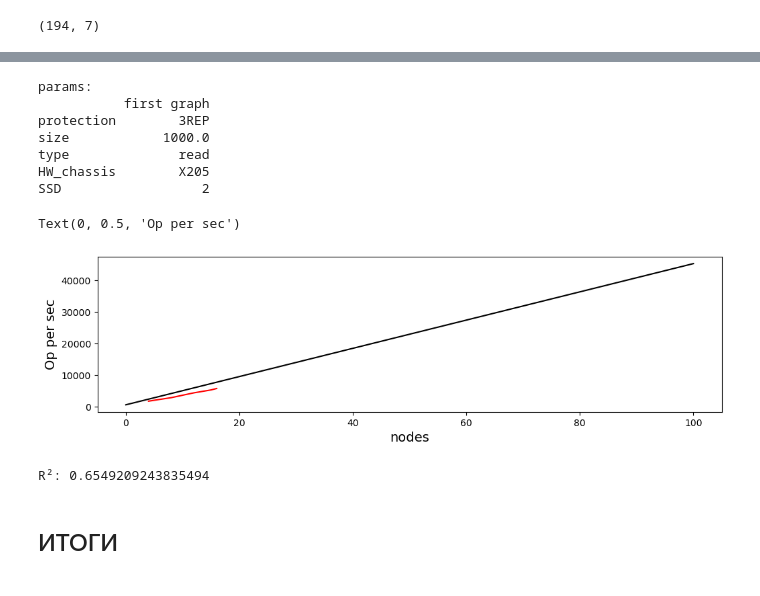
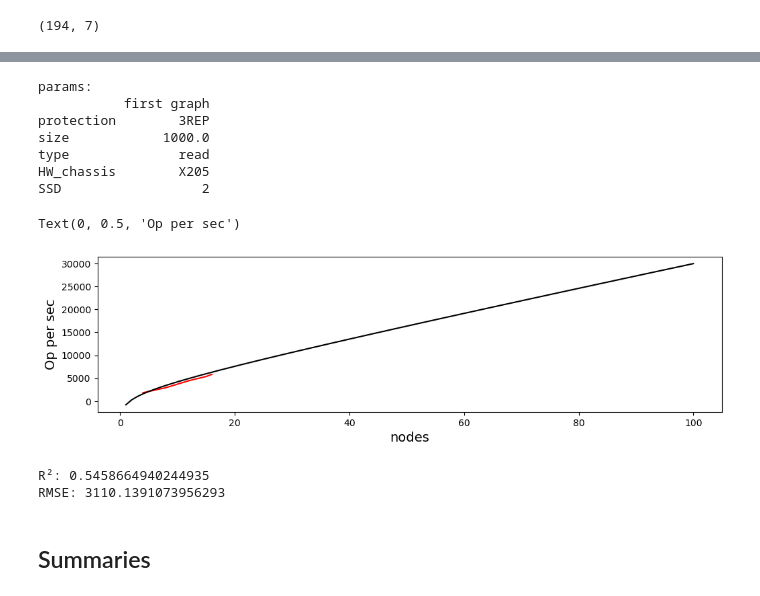
Before and after one commit to Sziringowski/SDS-modelling, a Jupyter notebook: Main.ipynb, the cells around one changed output, grey strips where cells are left out. Drawn from its saved outputs; the diff is of its cells as text; code cells hidden in the pictures.

```diff
--- a/Main.ipynb
+++ b/Main.ipynb
@@ -427,6 +484,9 @@ Y = np.array(features_transformation(Data))[:, 3] # target
 print(X.shape)
 # %% [output]
 (194, 7)
+# %%
+def G(X: np.ndarray) -> np.ndarray:
+    return np.exp( - (X- 1e2) ** 2 / 25e2)
 # %%
 
 
@@ -443,13 +503,15 @@ HW_chassis_X205 = X[:, 6]
 with pm.Model() as model:
     # Определение параметров
     intercept = pm.Normal('intercept', mu=0, sigma=10)
-    slope_size = pm.Normal('slope_size', mu=0, sigma=10)
-    slope_nodes= pm.Normal('slope_nodes', mu=0, sigma=10)
-    slope_SSD = pm.Normal('slope_SSD', mu=0, sigma=10)
-    slope_protection_3REP = pm.Normal('slope_protection_3REP', mu=0, sigma=10)
-    slope_protection_EC21 = pm.Normal('slope_protection_EC21', mu=0, sigma=10)
-    slope_type_write = pm.Normal('slope_type_write', mu=0, sigma=10)
-    slope_HW_chassis_X205 = pm.Normal('slope_HW_chassis_X205', mu=0, sigma=10)
+    slope_size_linear = pm.Normal('slope_size_linear', mu=0, sigma=1e2)
+    slope_size_gaussian = pm.Normal('slope_size_gaussian', mu=0, sigma=5e3)
+    slope_nodes_linear= pm.Normal('slope_nodes_linear', mu=0, sigma=25e2)
+    slope_nodes_log= pm.Normal('slope_nodes_log', mu=0, sigma=5e2)
+    slope_SSD = pm.Normal('slope_SSD', mu=0, sigma=4e3)
+    slope_protection_3REP = pm.Normal('slope_protection_3REP', mu=0, sigma=4e3)
+    slope_protection_EC21 = pm.Normal('slope_protection_EC21', mu=0, sigma=75e2 / 2)
+    slope_type_write = pm.Normal('slope_type_write', mu=0, sigma=75e2 / 2)
+    slope_HW_chassis_X205 = pm.Normal('slope_HW_chassis_X205', mu=0, sigma=75e2 / 2)
 
 
     sigma = pm.HalfNormal('sigma', sigma=1)
@@ -458,8 +520,8 @@ with pm.Model() as model:
     y_obs = pm.Normal(
         'y_obs',
         mu = intercept +
-        slope_size * X[:, 0] +
-        slope_nodes * X[:, 1] +
+        slope_size_linear * X[:, 0] + slope_size_gaussian * G(X[:, 0]) +
+        slope_nodes_linear * X[:, 1] + slope_nodes_log * np.log(X[:, 1]) +
         slope_SSD * X[:, 2] +
         slope_protection_3REP * X[:, 3] +
         slope_protection_EC21 * X[:, 4] +
@@ -484,13 +561,15 @@ We recommend running at least 4 chains for robust computation of convergence dia
 # %%
 # Анализ результатов
 # Визуализация параметров с использованием arviz
-az.plot_trace(trace)
-plt.show()
+#az.plot_trace(trace)
+#plt.show()
 
 # Извлечение параметров из trace
 intercept_samples = trace.posterior['intercept'].values.flatten()
-slope_size_samples = trace.posterior['slope_size'].values.flatten()
-slope_nodes_samples = trace.posterior['slope_nodes'].values.flatten()
+slope_size_linear_samples = trace.posterior['slope_size_linear'].values.flatten()
+slope_size_gaussian_samples = trace.posterior['slope_size_gaussian'].values.flatten()
+slope_nodes_linear_samples = trace.posterior['slope_nodes_linear'].values.flatten()
+slope_nodes_log_samples = trace.posterior['slope_nodes_log'].values.flatten()
 slope_SSD_samples = trace.posterior['slope_SSD'].values.flatten()
 slope_protection_3REP_samples = trace.posterior['slope_protection_3REP'].values.flatten()
 slope_protection_EC21_samples = trace.posterior['slope_protection_EC21'].values.flatten()
@@ -511,8 +590,8 @@ X_range = np.array(np.meshgrid(
 
 y_pred = (
     np.mean(intercept_samples) +
-    np.mean(slope_size_samples) * X_range[:, 0] +
-    np.mean(slope_nodes_samples) * X_range[:, 1] +
+    np.mean(slope_size_linear_samples) * X_range[:, 0] + np.mean(slope_size_gaussian_samples) * G(X_range[:, 0]) +
+    np.mean(slope_nodes_linear_samples) * X_range[:, 1] + np.mean(slope_nodes_log_samples) * np.log(X_range[:, 1]) +
     np.mean(slope_SSD_samples) * X_range[:, 2] +
     np.mean(slope_protection_3REP_samples) * X_range[:, 3] +
     np.mean(slope_protection_EC21_samples) * X_range[:, 4] +
@@ -592,52 +670,57 @@ Z = np.array((
 
 y_pred_t = (
     np.mean(intercept_samples) +
-    np.mean(slope_size_samples) * fix_params['size'] +
-    np.mean(slope_nodes_samples) * X_range[:, 0] +
+    np.mean(slope_size_linear_samples) * fix_params['size'] + np.mean(slope_size_gaussian_samples) * G(fix_params['size']) +
+    np.mean(slope_nodes_linear_samples) * X_range[:, 0] + np.mean(slope_nodes_log_samples) * np.log(X_range[:, 0]) +
     np.mean(slope_SSD_samples) * 2 +
     np.mean(slope_protection_3REP_samples) * 1 +
     np.mean(slope_protection_EC21_samples) * 0 +
     np.mean(slope_type_write_samples) * 1 +
     np.mean(slope_HW_chassis_X205_samples) * 1
 )
 
 plt.figure(figsize=(12, 3))
 
 plt.xscale('linear')
 
 graph_title = {key: {'first graph': fix_params[key]} for key in list(doc.keys())}
 plt.plot(Z[:, 0], Z[:, 1],'r-', alpha = 1)
 
 plt.plot(X_range, y_pred_t,'k-', alpha = 1)
 graph_title.pop(parametr, None)
 print(f'params:\n{pd.DataFrame(graph_title).transpose()}')
 plt.title('', fontsize=15)
 plt.xlabel(parametr, fontsize=14, color='k')
 plt.ylabel('Op per sec', fontsize=14, color='k')
 # %% [output]
 params:
            first graph
 protection        3REP
 size            1000.0
 type              read
 HW_chassis        X205
 SSD                  2
 Text(0, 0.5, 'Op per sec')
-[figure, old version]
+[figure, new version]
 # %%
 Y_predicted = (
     np.mean(intercept_samples) +
-    np.mean(slope_size_samples) * X[:, 0] +
-    np.mean(slope_nodes_samples) * X[:, 1] +
-    np.mean(slope_SSD_samples) * X[:, 2]  +
-    np.mean(slope_protection_3REP_samples) * X[:, 3]  +
-    np.mean(slope_protection_EC21_samples) * X[:, 4]  +
-    np.mean(slope_type_write_samples) * X[:, 5]  +
+    np.mean(slope_size_linear_samples) * X[:, 0] + np.mean(slope_size_gaussian_samples) * G(X[:, 0]) +
+    np.mean(slope_nodes_linear_samples) * X[:, 1] + np.mean(slope_nodes_log_samples) * np.log(X[:, 1]) +
+    np.mean(slope_SSD_samples) * X[:, 2] +
+    np.mean(slope_protection_3REP_samples) * X[:, 3] +
+    np.mean(slope_protection_EC21_samples) * X[:, 4] +
+    np.mean(slope_type_write_samples) * X[:, 5] +
     np.mean(slope_HW_chassis_X205_samples) * X[:, 6]
 )
-r_squared = 1 - (np.sum((Y - Y_predicted) ** 2) / np.sum((Y - np.mean(y)) ** 2))
+r_squared = 1 - (np.sum((Y - Y_predicted) ** 2) / np.sum((Y - np.mean(Y)) ** 2))
 print(f'R²: {r_squared}')
+
+rmse = np.sqrt(np.sum((Y_predicted-Y) ** 2) / len(Y))
+
+print(f'RMSE: {rmse}')
 # %% [output]
-R²: 0.6549209243835494
+R²: 0.5458664940244935
+RMSE: 3110.1391073956293
 # %% [markdown]
-## ИТОГИ
+## Summaries
```
Also changed, not shown: parts of 28 cells of this notebook, 1 other file.
